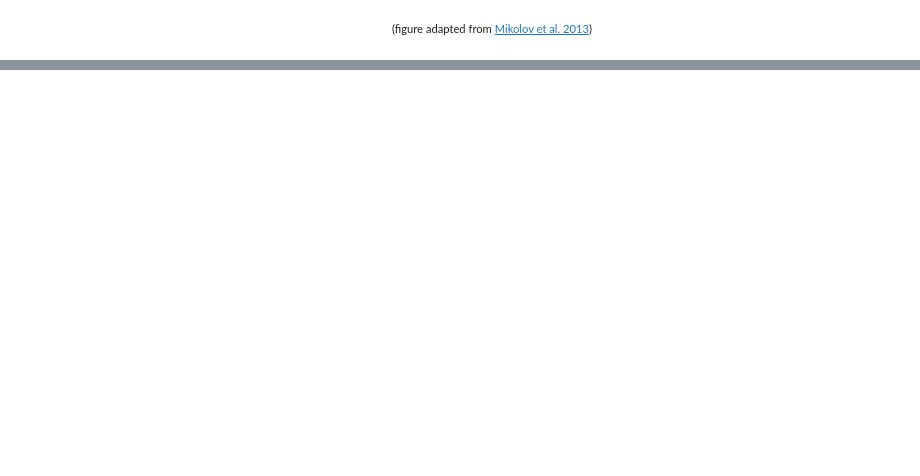
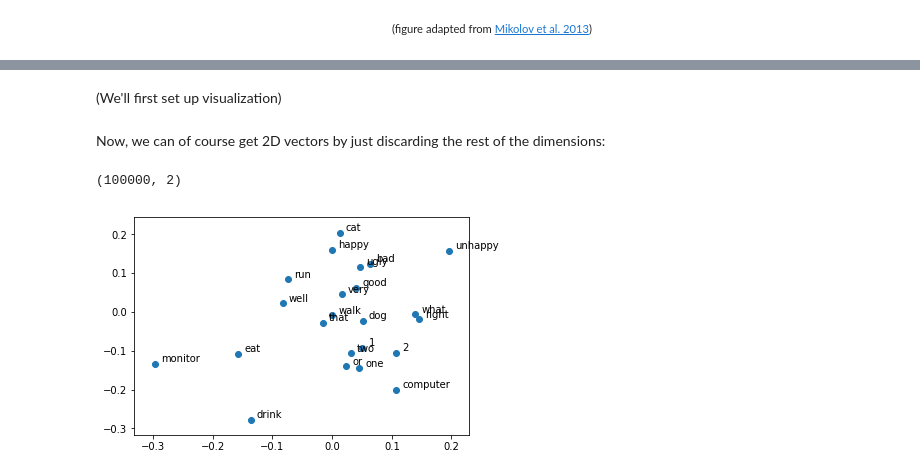
Before and after one commit to TurkuNLP/Text_Mining_Course, a Jupyter notebook: Unsupervised.ipynb, the cells around one changed output, grey strips where cells are left out. Drawn from its saved outputs; the diff is of its cells as text; code cells hidden in the pictures; blank space fills up the shorter version.

```diff
--- a/Unsupervised.ipynb
+++ b/Unsupervised.ipynb
@@ -225,0 +197,8 @@ wv.nearest('dog')
+# %%
+from gensim.models import KeyedVectors
+
+# This is where the word vectors are found on the server
+EN_WV_PATH = "/course_data/textmine/wordvecs/GoogleNews-vectors-negative300.bin"
+
+
+en_wv = KeyedVectors.load_word2vec_format(EN_WV_PATH, binary=True, limit=100000)
@@ -225,0 +377,43 @@ wv.nearest('dog')
+# %%
+en_words= [
+    "dog", "cat", "computer", "monitor",
+    "eat", "drink", "walk", "run",
+    "one", "two", "1", "2",
+    "good", "bad", "ugly",
+    "happy", "unhappy",
+    "or", "what", "that",
+    "right", "very", "well"
+]
+
+fi_words = [
+    "koira", "kissa", "tietokone", "näyttö",
+    "syödä", "juoda", "kävellä", "juosta",
+    "yksi", "kaksi", "1", "2",
+    "hyvä", "paha", "ruma",
+    "onnellinen", "onneton",
+    "ja", "tai", "mitä", "että",
+    "oikein", "todella","hyvin"
+]
+# %% [markdown]
+(We'll first set up visualization)
+# %%
+import matplotlib.pyplot as plt
+
+
+def plot_words(wv, words, vectors):
+    word_indices = [wv.vocab[w].index for w in words]
+    # Drop words with indices past number of vecs (allows for truncated vecs)
+    words = [words[i] for i, idx in enumerate(word_indices) if idx < len(vectors)]
+    word_indices = [idx for idx in word_indices if idx < len(vectors)]
+    plt.scatter(vectors[word_indices,0], vectors[word_indices,1])
+    for index, word in zip(word_indices, words):
+        plt.annotate(s=word, xy=vectors[index], xytext=vectors[index]+(0.01,0.005))
+# %% [markdown]
+Now, we can of course get 2D vectors by just discarding the rest of the dimensions:
+# %%
+en_first_2d = en_wv.vectors[:,:2]
+print(en_first_2d.shape)
+plot_words(en_wv, en_words, en_first_2d)
+# %% [output]
+(100000, 2)
+[figure, added]
```
Also changed, not shown: parts of 70 cells of this notebook.
